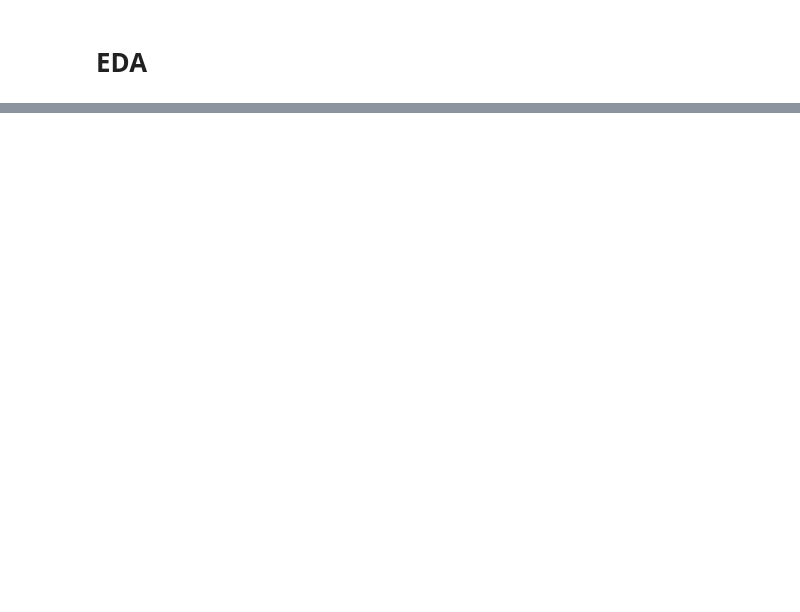
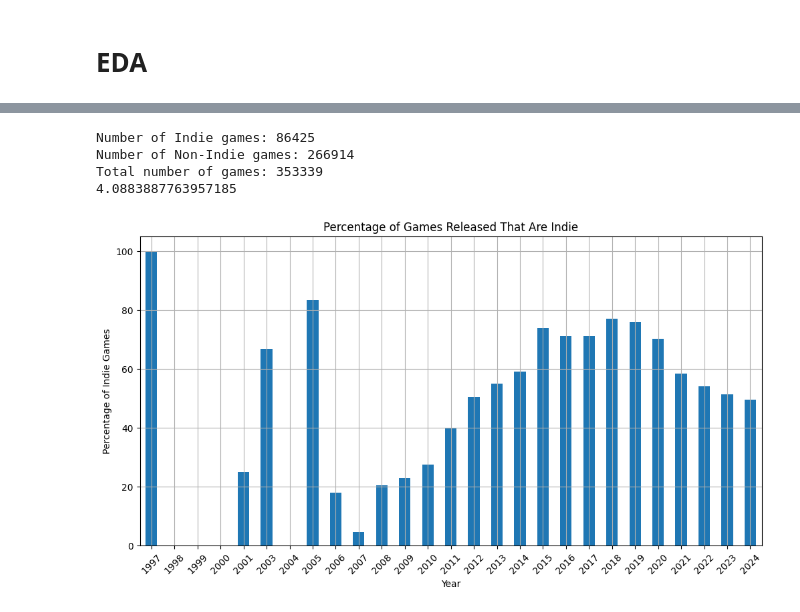
Before and after one commit to rifolio/steam-insights, a Jupyter notebook: main.ipynb, the cells around one changed output, grey strips where cells are left out. Saved outputs shown, nothing was run; the diff lists cells and outputs as text; code cells hidden in the pictures; blank space fills up the shorter version.

```diff
--- a/main.ipynb
+++ b/main.ipynb
@@ -70,0 +114,47 @@ df_games.to_csv('steam_data/games_cleaned.csv', index=False)
+# %%
+# Count the number of indie games
+indie_games_count = df_genres[df_genres['genre'] == 'Indie'].shape[0]
+
+# Count the total number of games
+total_games_count = df_genres.shape[0]
+
+# Calculate the number of non-indie games
+non_indie_games_count = total_games_count - indie_games_count
+
+print(f"Number of Indie games: {indie_games_count}")
+print(f"Number of Non-Indie games: {non_indie_games_count}")
+print(f"Total number of games: {total_games_count}")
+
+print(total_games_count/indie_games_count)
+# %% [output]
+Number of Indie games: 86425
+Number of Non-Indie games: 266914
+Total number of games: 353339
+4.0883887763957185
+# %%
+# Extract the release year from the release_date column
+df_games['release_year'] = pd.to_datetime(df_games['release_date'], errors='coerce').dt.year
+
+# Merge df_games with df_genres to get the genre information
+df_games_genres = df_games.merge(df_genres, on='app_id')
+
+# Calculate the number of indie games released each year
+indie_games_per_year = df_games_genres[df_games_genres['genre'] == 'Indie'].groupby('release_year').size()
+
+# Calculate the total number of games released each year
+total_games_per_year = df_games.groupby('release_year').size()
+
+# Calculate the ratio of indie games to total games released each year
+indie_ratio_per_year = (indie_games_per_year / total_games_per_year) * 100
+
+# Plot the ratio of indie games released over time as a bar plot
+plt.figure(figsize=(12, 6))
+indie_ratio_per_year.plot(kind='bar')
+plt.title('Percentage of Games Released That Are Indie')
+plt.xlabel('Year')
+plt.ylabel('Percentage of Indie Games')
+plt.grid(True)
+plt.xticks(ticks=range(len(indie_ratio_per_year.index)), labels=indie_ratio_per_year.index.astype(int), rotation=45)
+plt.show()
+# %% [output]
+[figure, added]
```
Also changed, not shown: parts of 12 cells of this notebook.
